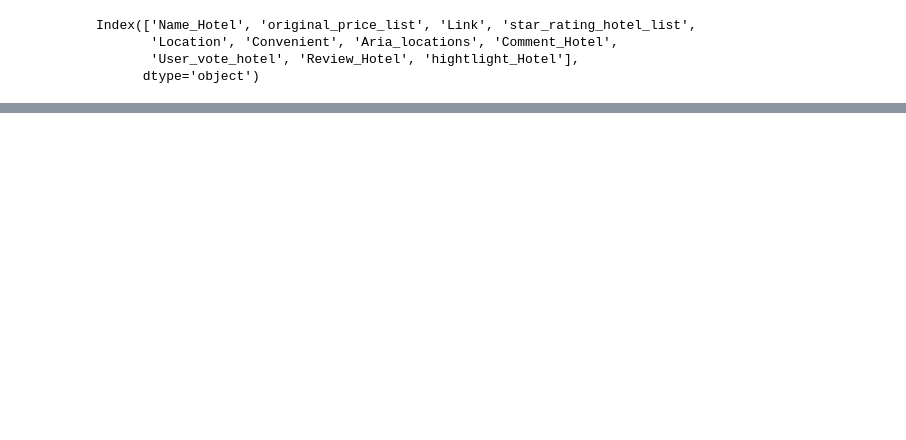
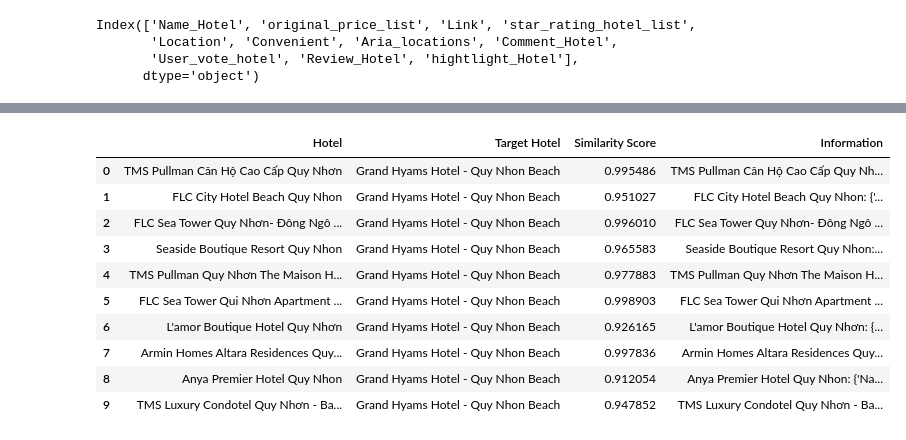
Before and after one commit to DoanHoaiNam/DSG-bath15, a Jupyter notebook: Content-based.ipynb, the cells around one changed output, grey strips where cells are left out. Cells and saved outputs as stored; diff of their text form; code cells hidden in the pictures; blank space fills up the shorter version.

```diff
--- a/Content-based.ipynb
+++ b/Content-based.ipynb
@@ -151,11 +55,23 @@ print(cosine_similarities_combined)#PCA
 # Xử lý dữ liệu, nếu cần
 # Ví dụ: Kết hợp các trường 'Tên khách sạn' và 'Tiện ích' thành một trường duy nhất 'Mô tả'
 #df['Mô tả'] = df['Name_Hotel'] + ' ' + df['star_rating_hotel_list'] + ' ' + df['voting_user_list'] + ' ' + df['review_list']
-numeric_columns = ['star_rating_hotel_list', 'User_vote_hotel','original_price_list']
+#numeric_columns = ['star_rating_hotel_list', 'User_vote_hotel','original_price_list','Location', 'Convenient', 'Aria_locations', 'Comment_Hotel','Review_Hotel', 'hightlight_Hotel']
 
 # Tạo cột 'description' chỉ từ các cột giá trị số
-df['description'] = df[numeric_columns].astype(str).agg(' '.join, axis=1)
+df['description'] = (
 
+    df['Location'].astype(str)+
+    ' ' +
+    df['Convenient'].astype(str)+
+    ' ' +
+    df['Aria_locations'].astype(str)+
+    ' ' +
+    df['Comment_Hotel'].astype(str)+
+    ' ' +
+    df['Review_Hotel'].astype(str)+
+    ' ' +
+    df['hightlight_Hotel'].astype(str)
+)
 # Sử dụng TF-IDF để biểu diễn văn bản thành ma trận số
 tfidf_vectorizer = TfidfVectorizer(stop_words='english')
 tfidf_matrix = tfidf_vectorizer.fit_transform(df['description'].fillna(''))
@@ -301,0 +274,54 @@ result_df
+# %%
+import pandas as pd
+from sklearn.metrics.pairwise import cosine_similarity
+hotels_to_check = recommended_hotels
+
+
+# Create an empty DataFrame
+result_df = pd.DataFrame(columns=['Hotel', 'Target Hotel', 'Similarity Score', 'Information'])
+
+# Target hotel for comparison
+target_hotel = "Grand Hyams Hotel - Quy Nhon Beach"
+
+# Check the similarities between the specified hotels and the target hotel
+for hotel_name in hotels_to_check:
+    # Check if both hotels are in the DataFrame
+    if hotel_name in df['Name_Hotel'].values and target_hotel in df['Name_Hotel'].values:
+        # Calculate the cosine similarity between the two hotels
+        hotel_index = df[df['Name_Hotel'] == hotel_name].index[0]
+        target_index = df[df['Name_Hotel'] == target_hotel].index[0]
+        similarity_score = cosine_similarity(pca_result[hotel_index].reshape(1, -1), pca_result[target_index].reshape(1, -1))[0][0]
+
+        # Get the information for each hotel
+        hotel_info = df.iloc[hotel_index].to_dict()
+        target_info = df.iloc[target_index].to_dict()
+
+        # Append information to the result DataFrame
+        result_df = result_df.append({
+            'Hotel': hotel_name,
+            'Target Hotel': target_hotel,
+            'Similarity Score': similarity_score,
+            'Information': f"{hotel_name}: {hotel_info}\n{target_hotel}: {target_info}"
+        }, ignore_index=True)
+    else:
+        result_df = result_df.append({
+            'Hotel': hotel_name,
+            'Target Hotel': target_hotel,
+            'Similarity Score': 'Not found',
+            'Information': 'At least one of the hotels not found'
+        }, ignore_index=True)
+
+# Display the result DataFrame
+result_df
+# %% [output]
+|  | Hotel | Target Hotel | Similarity Score | Information |
+| 0 | TMS Pullman Căn Hộ Cao Cấp Quy Nhơn | Grand Hyams Hotel - Quy Nhon Beach | 0.995486 | TMS Pullman Căn Hộ Cao Cấp Quy Nh... |
+| 1 | FLC City Hotel Beach Quy Nhon | Grand Hyams Hotel - Quy Nhon Beach | 0.951027 | FLC City Hotel Beach Quy Nhon: {'... |
+| 2 | FLC Sea Tower Quy Nhơn- Đông Ngô ... | Grand Hyams Hotel - Quy Nhon Beach | 0.996010 | FLC Sea Tower Quy Nhơn- Đông Ngô ... |
+| 3 | Seaside Boutique Resort Quy Nhon | Grand Hyams Hotel - Quy Nhon Beach | 0.965583 | Seaside Boutique Resort Quy Nhon:... |
+| 4 | TMS Pullman Quy Nhơn The Maison H... | Grand Hyams Hotel - Quy Nhon Beach | 0.977883 | TMS Pullman Quy Nhơn The Maison H... |
+| 5 | FLC Sea Tower Qui Nhơn Apartment ... | Grand Hyams Hotel - Quy Nhon Beach | 0.998903 | FLC Sea Tower Qui Nhơn Apartment ... |
+| 6 | L'amor Boutique Hotel Quy Nhơn | Grand Hyams Hotel - Quy Nhon Beach | 0.926165 | L'amor Boutique Hotel Quy Nhơn: {... |
+| 7 | Armin Homes Altara Residences Quy... | Grand Hyams Hotel - Quy Nhon Beach | 0.997836 | Armin Homes Altara Residences Quy... |
+| 8 | Anya Premier Hotel Quy Nhon | Grand Hyams Hotel - Quy Nhon Beach | 0.912054 | Anya Premier Hotel Quy Nhon: {'Na... |
+| 9 | TMS Luxury Condotel Quy Nhơn - Ba... | Grand Hyams Hotel - Quy Nhon Beach | 0.947852 | TMS Luxury Condotel Quy Nhơn - Ba... |
```
Also changed, not shown: parts of 14 cells of this notebook.
